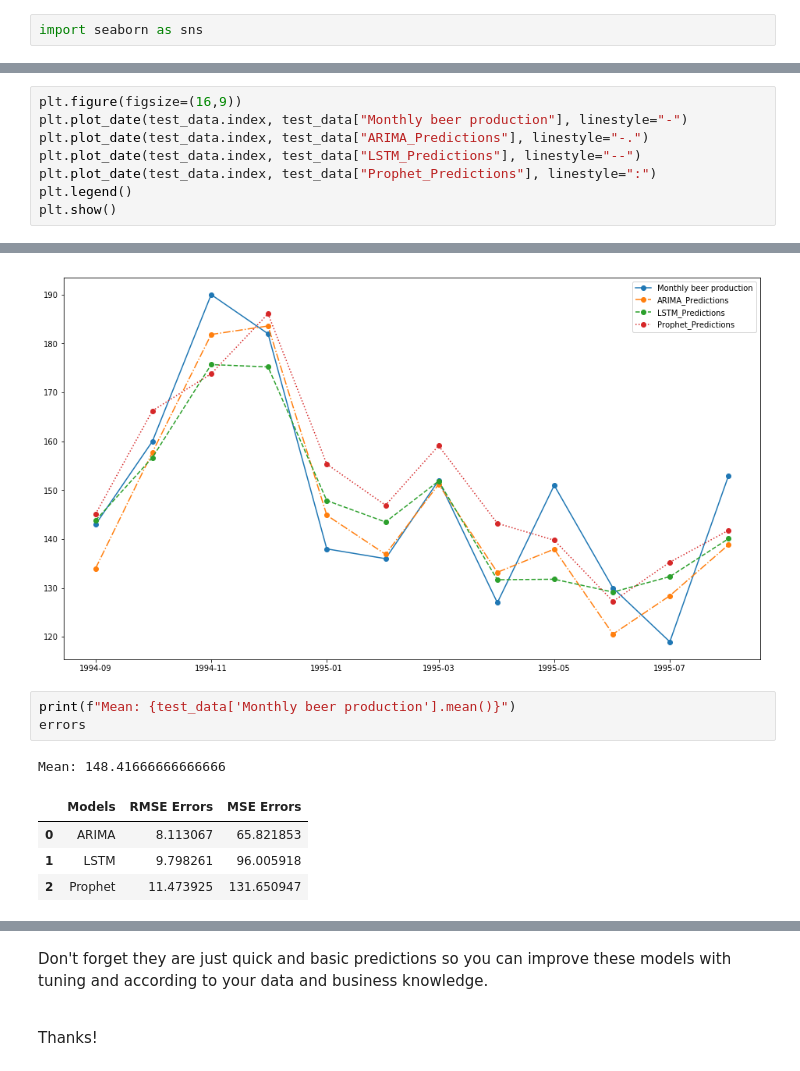
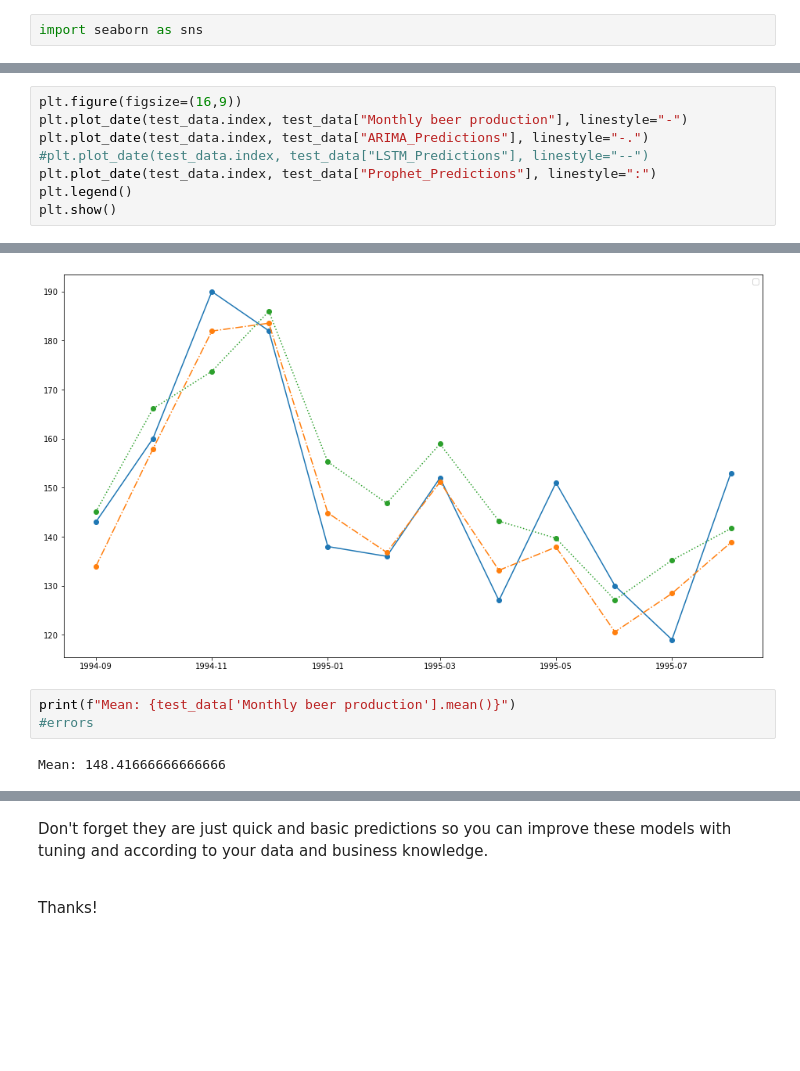
Before and after one commit to CRBelhekar/Machine-Learning-Assignments, a Jupyter notebook: time-series-forecasting/Time_Series_Forecasting.ipynb, the cells around one changed output, grey strips where cells are left out. Cells and saved outputs as stored; diff of their text form; blank space fills up the shorter version.

```diff
--- a/time-series-forecasting/Time_Series_Forecasting.ipynb
+++ b/time-series-forecasting/Time_Series_Forecasting.ipynb
@@ -475,7 +488,7 @@ errors = pd.DataFrame({"Models" : ["ARIMA", "LSTM", "Prophet"],"RMSE Errors" : r
 plt.figure(figsize=(16,9))
 plt.plot_date(test_data.index, test_data["Monthly beer production"], linestyle="-")
 plt.plot_date(test_data.index, test_data["ARIMA_Predictions"], linestyle="-.")
-plt.plot_date(test_data.index, test_data["LSTM_Predictions"], linestyle="--")
+#plt.plot_date(test_data.index, test_data["LSTM_Predictions"], linestyle="--")
 plt.plot_date(test_data.index, test_data["Prophet_Predictions"], linestyle=":")
 plt.legend()
 plt.show()
@@ -483,13 +497,9 @@ plt.show()
-[figure, old version]
+[figure, new version]
 # %%
 print(f"Mean: {test_data['Monthly beer production'].mean()}")
-errors
+#errors
 # %% [output]
 Mean: 148.41666666666666
-|  | Models | RMSE Errors | MSE Errors |
-| 0 | ARIMA | 8.113067 | 65.821853 |
-| 1 | LSTM | 9.798261 | 96.005918 |
-| 2 | Prophet | 11.473925 | 131.650947 |
 # %%
 test_data
 # %% [output]
```
Also changed, not shown: parts of 14 cells of this notebook.
